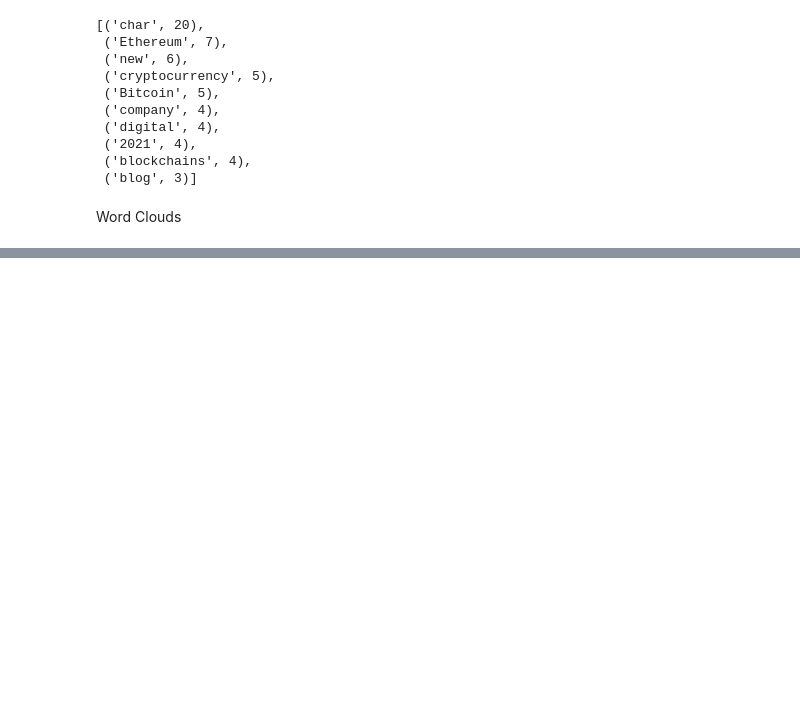
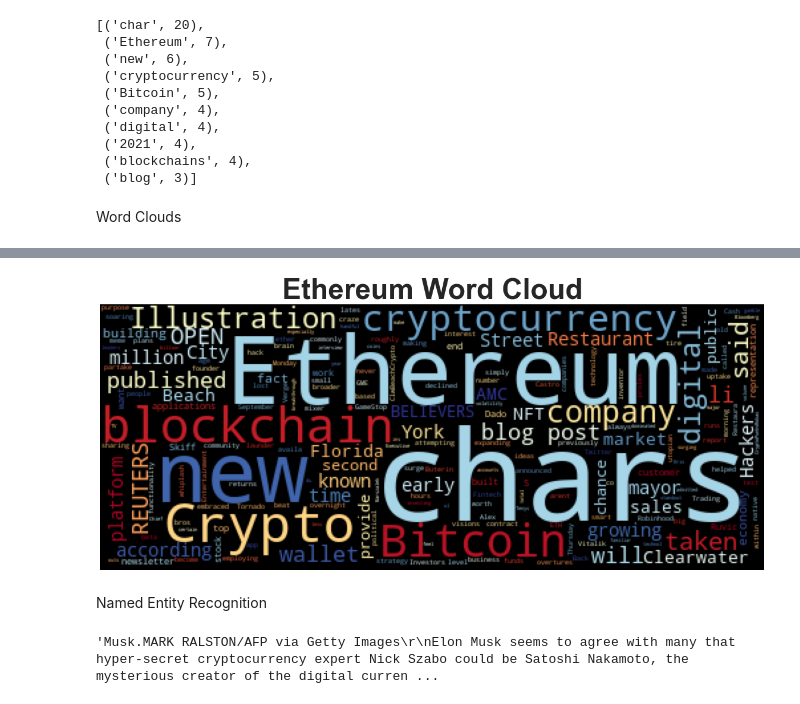
Before and after one commit to AbsurdSophist/Crypto_Sentiment_Analysis, a Jupyter notebook: sentiment_analysis.ipynb, the cells around one changed output, grey strips where cells are left out. Drawn from its saved outputs; the diff is of its cells as text; code cells hidden in the pictures; blank space fills up the shorter version.

Commit message:
Added named entity recognition

```diff
--- a/sentiment_analysis.ipynb
+++ b/sentiment_analysis.ipynb
@@ -282,0 +295,6 @@ mpl.rcParams['figure.figsize'] = [20.0, 10.0]
+# %%
+wordcloud(eth.text.str.cat(), title="Ethereum Word Cloud")
+# %% [output]
+[figure, added]
+# %% [markdown]
+Named Entity Recognition
@@ -282,0 +308,6 @@ mpl.rcParams['figure.figsize'] = [20.0, 10.0]
+# %%
+#concate all btc text
+all_btc_text = btc.text.str.cat()
+all_btc_text
+# %% [output]
+'Musk.MARK RALSTON/AFP via Getty Images\r\nElon Musk seems to agree with many that hyper-secret cryptocurrency expert Nick Szabo could be Satoshi Nakamoto, the mysterious creator of the digital curren ...
```
Also changed, not shown: parts of 11 cells of this notebook.
